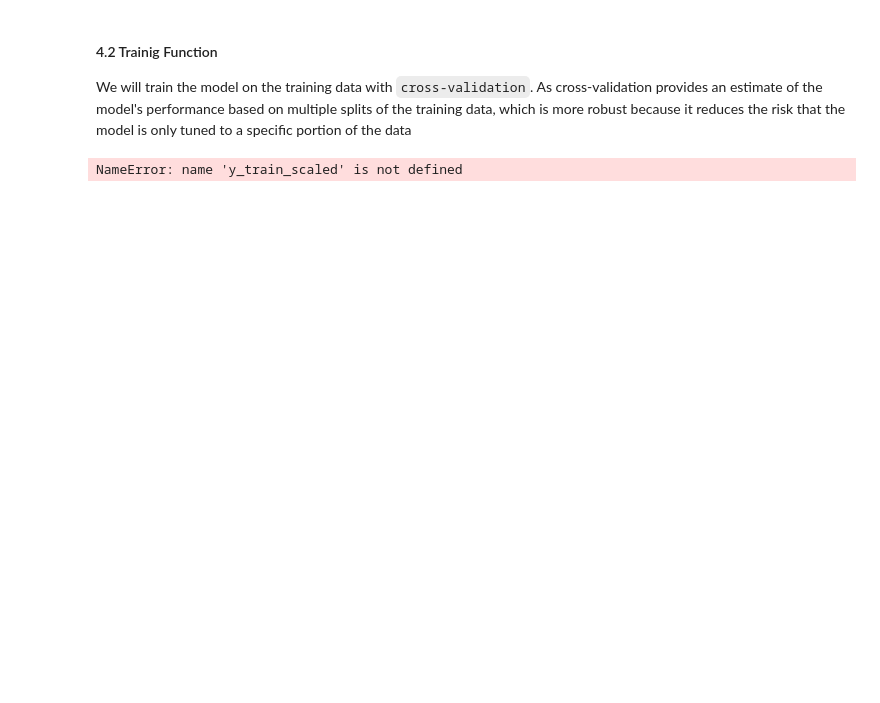
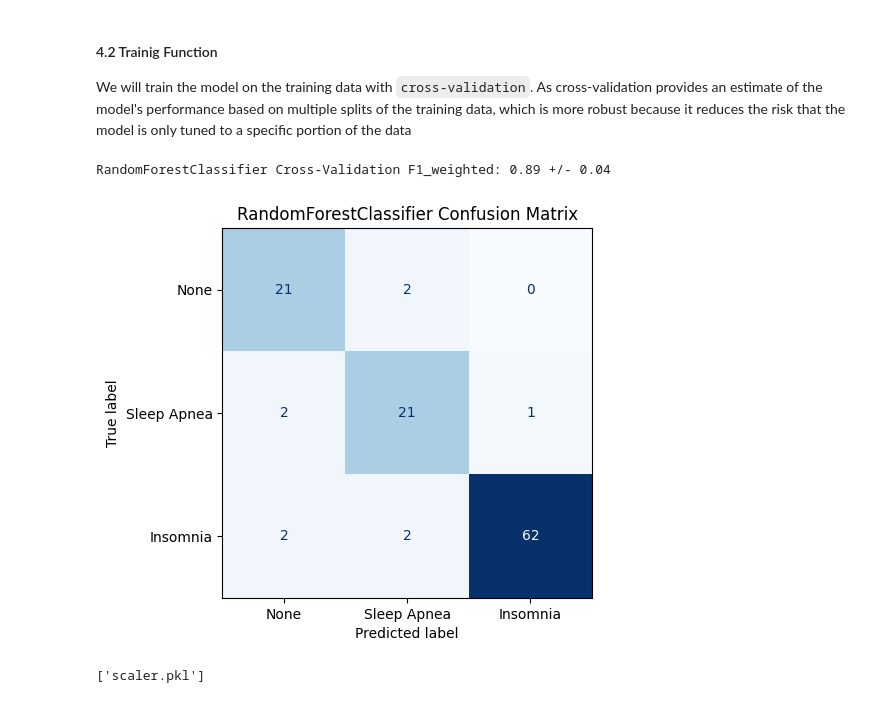
Before and after one commit to manusmriti31/Sleep-anomality-detector, a Jupyter notebook: DS_Project_sleep_anomality.ipynb, the cells around one changed output. Drawn from its saved outputs; the diff is of its cells as text; code cells hidden in the pictures; blank space fills up the shorter version.

```diff
--- a/DS_Project_sleep_anomality.ipynb
+++ b/DS_Project_sleep_anomality.ipynb
@@ -271,4 +100,4 @@ data['BMI Category'].replace({'Normal Weight':'Normal'})
 data['Systolic'] = data['Blood Pressure'].str.split('/').str[0].astype(int)
 data['Dystolic'] = data['Blood Pressure'].str.split('/').str[1].astype(int)
 
-data.drop(['Blood Pressure', 'Person ID'], axis = 1)
+data = data.drop(['Blood Pressure', 'Person ID'], axis = 1)
@@ -372,7 +171,47 @@ def train_and_cross_validate(model, X_train, y_train, cv = 5):
   print(f"{model.__class__.__name__} Cross-Validation F1_weighted: {np.mean(scores):.2f} +/- {np.std(scores):.2f}")
   model.fit(X_train, y_train)
   return model
-# %%
-train_and_cross_validate(RandomForestClassifier, X_train_scaled, y_train_scaled)
-# %% [output]
-NameError: name 'y_train_scaled' is not defined
+# %%
+from sklearn.ensemble import RandomForestClassifier
+
+model1 = RandomForestClassifier()
+# %%
+scores = train_and_cross_validate(model1, X_train_scaled, y_train)
+# %% [output]
+RandomForestClassifier Cross-Validation F1_weighted: 0.89 +/- 0.04
+# %%
+from sklearn.metrics import confusion_matrix, ConfusionMatrixDisplay
+import matplotlib.pyplot as plt
+
+
+def evaluate_and_plot_confusion_matrix(model, X_train, y_train, X_test, y_test, class_names):
+  """
+  Plot the confusion matrix.
+  """
+
+  # Plot confusion matrix
+  # fig, ax = plt.plot(figsize=(10, 8))
+  y_pred = model.predict(X_test)
+  disp = ConfusionMatrixDisplay(confusion_matrix(y_test, y_pred), display_labels=class_names)
+  disp.plot(cmap=plt.cm.Blues)
+  disp.im_.colorbar.remove()
+
+  # Set the title for the confusion matrix within the figure (using ax)
+  plt.title(f"{model.__class__.__name__} Confusion Matrix")
+
+  plt.show()  # Display the plot
+# %%
+class_names = ['None', 'Sleep Apnea', 'Insomnia']
+
+evaluate_and_plot_confusion_matrix(model1, X_train_scaled, y_train, X_test_scaled, y_test, class_names)
+# %% [output]
+[figure, added]
+# %%
+import joblib
+
+# Save the label encoders and scaler
+joblib.dump(label_encoders, 'label_encoders.pkl')
+joblib.dump(le_target, 'target_encoder.pkl')
+joblib.dump(scaler, 'scaler.pkl')
+# %% [output]
+['scaler.pkl']
```
Also changed, not shown: parts of 15 cells of this notebook.
